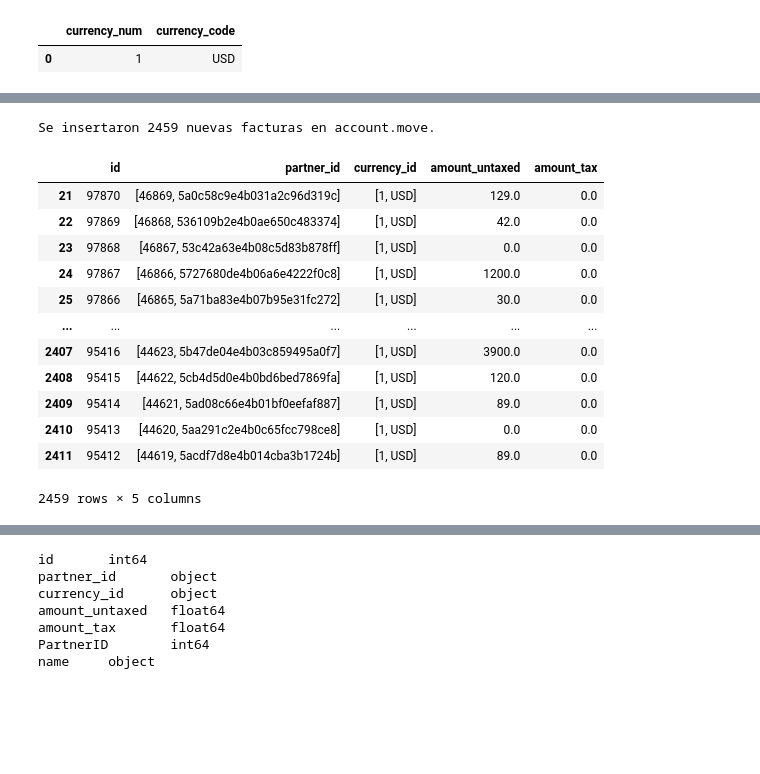
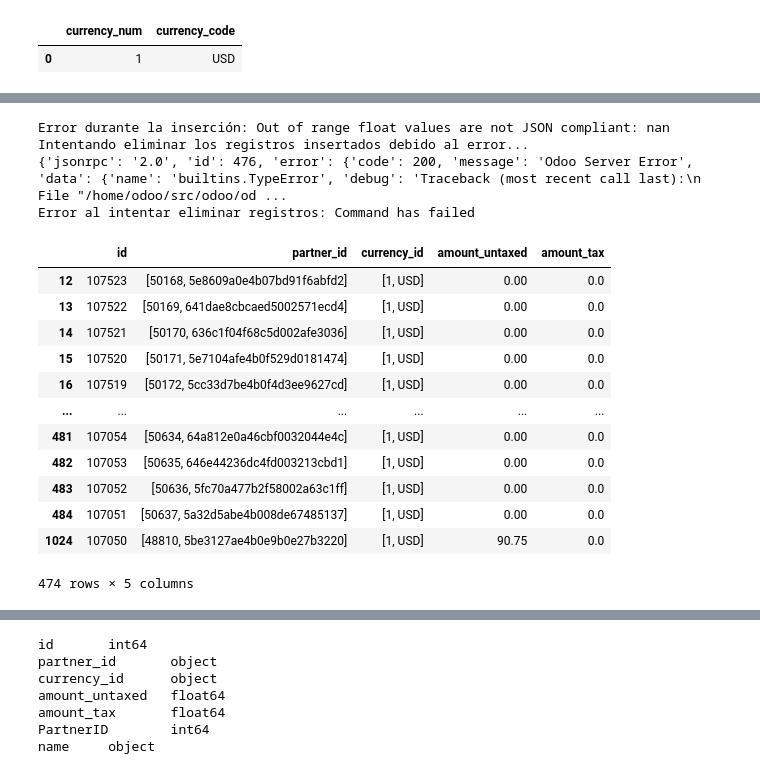
Before and after one commit to JAleGalpio/odoo_migration, a Jupyter notebook: integration2.ipynb, the cells around one changed output, grey strips where cells are left out. Drawn from its saved outputs; the diff is of its cells as text; code cells hidden in the pictures; blank space fills up the shorter version.

```diff
--- a/integration2.ipynb
+++ b/integration2.ipynb
@@ -1324,36 +1273,40 @@ def insert_invoices_with_rollback(renamed_partners_to_odoo, execution_id):
         print("No se encontraron registros válidos para insertar en account.move.")
 # %%
 # Prueba de la función de inserción
-insert_invoices_with_rollback(renamed_partners_to_odoo, execution_id='1')
+insert_invoices_with_rollback(clean_renamed_partners_to_odoo, execution_id='4')
 # %% [output]
-Se insertaron 2459 nuevas facturas en account.move.
+Error durante la inserción: Out of range float values are not JSON compliant: nan
+Intentando eliminar los registros insertados debido al error...
+{'jsonrpc': '2.0', 'id': 476, 'error': {'code': 200, 'message': 'Odoo Server Error', 'data': {'name': 'builtins.TypeError', 'debug': 'Traceback (most recent call last):\n  File "/home/odoo/src/odoo/od ...
+Error al intentar eliminar registros: Command has failed
 # %%
 #codigo para mostrar los ultimos registros en el modelo, tomando en cuenta la cantidad d eregistros que se insertaron en el Bulk insert anterior
 
 #amount_untaxed amount_tax
 i6 = odoo.search_read('account.move', [], ['id', 'partner_id', 'currency_id', 'amount_untaxed', 'amount_tax'], limit=None)
 
 # Convertir los resultados a un DataFrame
 inv_df = pd.DataFrame(i6)
 
 # Ordenar el DataFrame por la columna 'id' en orden descendente y seleccionar la cantidad de los ultimos registros que hay que ver
-last_inv = inv_df.sort_values(by='id', ascending=False).head(2459)
+last_inv = inv_df.sort_values(by='id', ascending=False).head(474)
 
 # Mostrar el DataFrame con los últimos registros mostrando 'id' y 'name'
 last_invoices = pd.DataFrame(last_inv)
 last_invoices
-#habian 39 antes de la insercion
+#habian 39 registros antes de la insercion y el id del ultimo registro antes de la insercion es el 164
+#el final de la insercion anterior habian 738 registros y el ultimo registro tenia el id 106431
 # %% [output]
 |  | id | partner_id | currency_id | amount_untaxed | amount_tax |
-| 21 | 97870 | [46869, 5a0c58c9e4b031a2c96d319c] | [1, USD] | 129.0 | 0.0 |
-| 22 | 97869 | [46868, 536109b2e4b0ae650c483374] | [1, USD] | 42.0 | 0.0 |
-| 23 | 97868 | [46867, 53c42a63e4b08c5d83b878ff] | [1, USD] | 0.0 | 0.0 |
-| 24 | 97867 | [46866, 5727680de4b06a6e4222f0c8] | [1, USD] | 1200.0 | 0.0 |
-| 25 | 97866 | [46865, 5a71ba83e4b07b95e31fc272] | [1, USD] | 30.0 | 0.0 |
+| 12 | 107523 | [50168, 5e8609a0e4b07bd91f6abfd2] | [1, USD] | 0.00 | 0.0 |
+| 13 | 107522 | [50169, 641dae8cbcaed5002571ecd4] | [1, USD] | 0.00 | 0.0 |
+| 14 | 107521 | [50170, 636c1f04f68c5d002afe3036] | [1, USD] | 0.00 | 0.0 |
+| 15 | 107520 | [50171, 5e7104afe4b0f529d0181474] | [1, USD] | 0.00 | 0.0 |
+| 16 | 107519 | [50172, 5cc33d7be4b0f4d3ee9627cd] | [1, USD] | 0.00 | 0.0 |
 | ... | ... | ... | ... | ... | ... |
-| 2407 | 95416 | [44623, 5b47de04e4b03c859495a0f7] | [1, USD] | 3900.0 | 0.0 |
-| 2408 | 95415 | [44622, 5cb4d5d0e4b0bd6bed7869fa] | [1, USD] | 120.0 | 0.0 |
-| 2409 | 95414 | [44621, 5ad08c66e4b01bf0eefaf887] | [1, USD] | 89.0 | 0.0 |
-| 2410 | 95413 | [44620, 5aa291c2e4b0c65fcc798ce8] | [1, USD] | 0.0 | 0.0 |
-| 2411 | 95412 | [44619, 5acdf7d8e4b014cba3b1724b] | [1, USD] | 89.0 | 0.0 |
+| 481 | 107054 | [50634, 64a812e0a46cbf0032044e4c] | [1, USD] | 0.00 | 0.0 |
+| 482 | 107053 | [50635, 646e44236dc4fd003213cbd1] | [1, USD] | 0.00 | 0.0 |
+| 483 | 107052 | [50636, 5fc70a477b2f58002a63c1ff] | [1, USD] | 0.00 | 0.0 |
+| 484 | 107051 | [50637, 5a32d5abe4b008de67485137] | [1, USD] | 0.00 | 0.0 |
+| 1024 | 107050 | [48810, 5be3127ae4b0e9b0e27b3220] | [1, USD] | 90.75 | 0.0 |
-2459 rows × 5 columns
+474 rows × 5 columns
```
Also changed, not shown: parts of 92 cells of this notebook, 1 other file.
